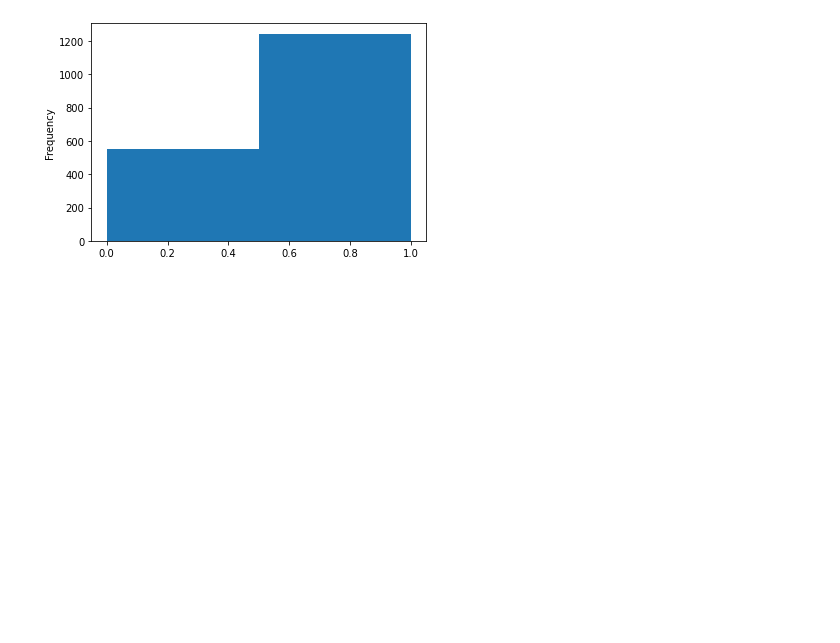
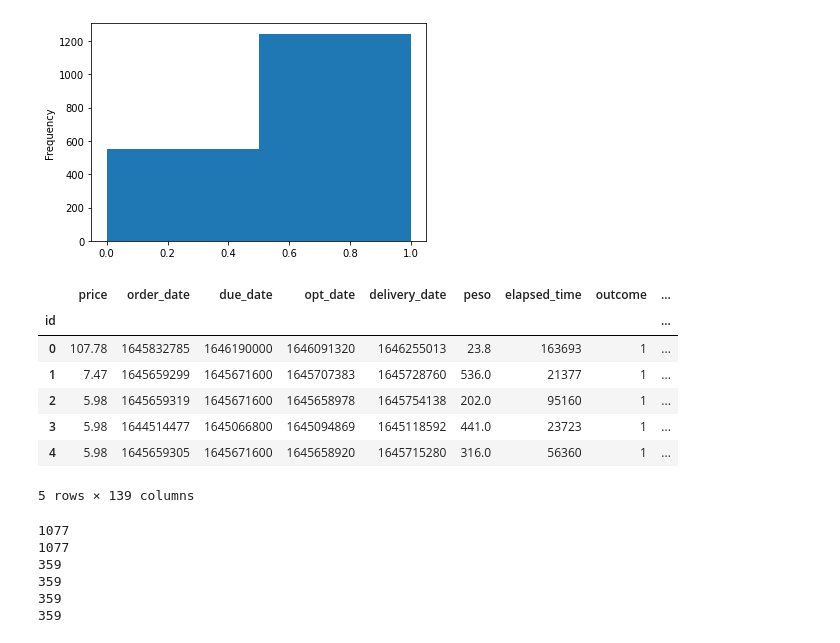
Before and after one commit to felipesilvaibi/predicao-falha-entrega-logistica, a Jupyter notebook: analysis/notebook.ipynb, the cells around one changed output. Drawn from its saved outputs; the diff is of its cells as text; code cells hidden in the pictures; blank space fills up the shorter version.

```diff
--- a/analysis/notebook.ipynb
+++ b/analysis/notebook.ipynb
@@ -100,0 +117,11 @@ df['outcome'].plot.hist(bins=2)
+# %%
+df.head()
+# %% [output]
+|  | price | order_date | due_date | opt_date | delivery_date | peso | elapsed_time | outcome | ... |
+| id |  |  |  |  |  |  |  |  | ... |
+| 0 | 107.78 | 1645832785 | 1646190000 | 1646091320 | 1646255013 | 23.8 | 163693 | 1 | ... |
+| 1 | 7.47 | 1645659299 | 1645671600 | 1645707383 | 1645728760 | 536.0 | 21377 | 1 | ... |
+| 2 | 5.98 | 1645659319 | 1645671600 | 1645658978 | 1645754138 | 202.0 | 95160 | 1 | ... |
+| 3 | 5.98 | 1644514477 | 1645066800 | 1645094869 | 1645118592 | 441.0 | 23723 | 1 | ... |
+| 4 | 5.98 | 1645659305 | 1645671600 | 1645658920 | 1645715280 | 316.0 | 56360 | 1 | ... |
+5 rows × 139 columns
@@ -135,0 +152,16 @@ X_test, y_test = trataDados(X_test, y_test)
+# %%
+print(len(X_train))
+print(len(y_train))
+
+print(len(X_test))
+print(len(y_test))
+
+print(len(X_val))
+print(len(y_val))
+# %% [output]
+1077
+1077
+359
+359
+359
+359
```
Also changed, not shown: parts of 13 cells of this notebook.
